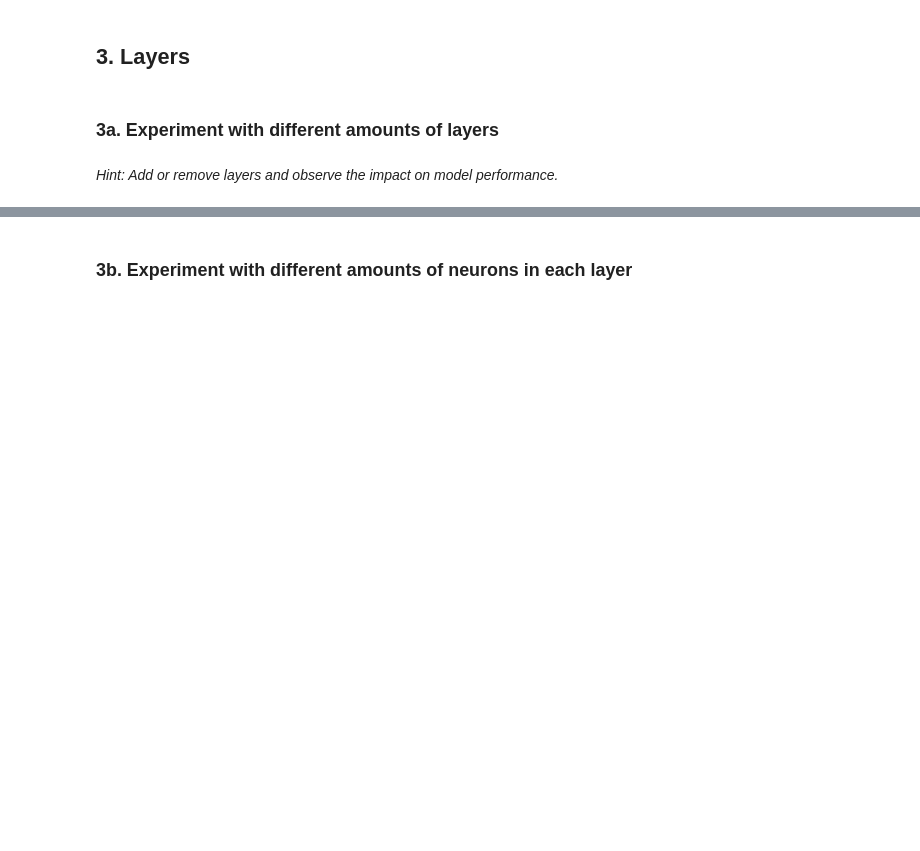
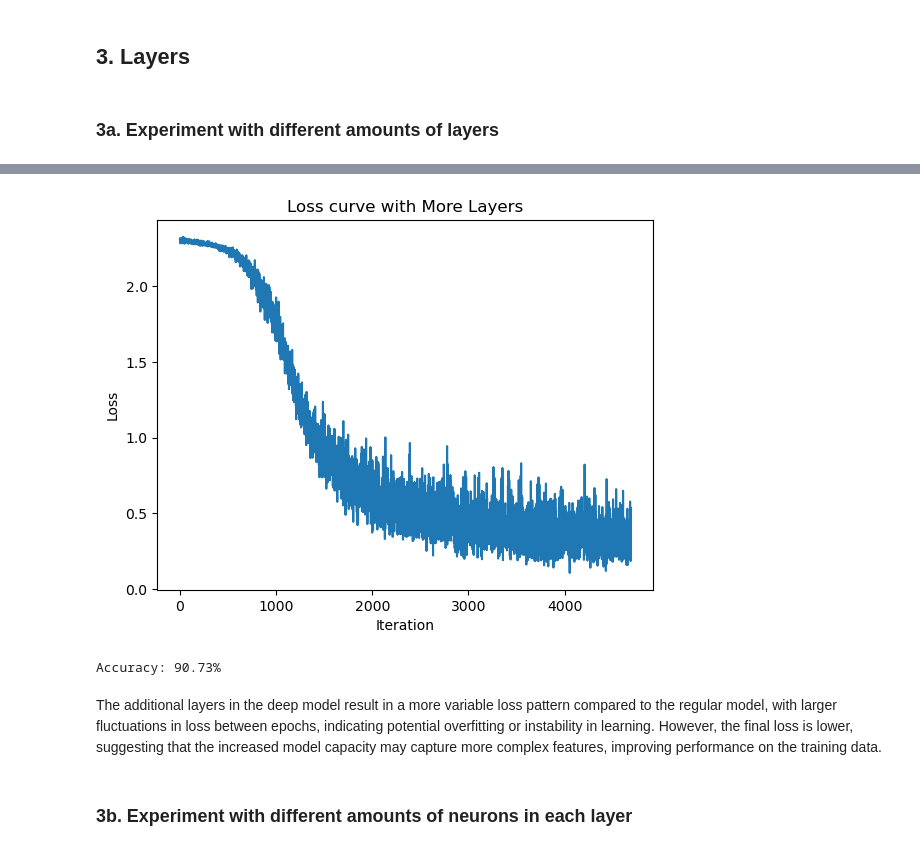
Before and after one commit to malinrud/SDU_group9, a Jupyter notebook: day_4/exercise3.ipynb, the cells around one changed output, grey strips where cells are left out. Saved outputs shown, nothing was run; the diff lists cells and outputs as text; code cells hidden in the pictures; blank space fills up the shorter version.

Commit message:
merged Hamza and Velev results

```diff
--- a/day_4/exercise3.ipynb
+++ b/day_4/exercise3.ipynb
@@ -252,8 +264,6 @@ _Hint: Dropout helps to prevent overfitting by randomly setting some neurons to
 ## 3. Layers
 # %% [markdown]
 ### 3a. Experiment with different amounts of layers
-# %% [markdown]
-_Hint: Add or remove layers and observe the impact on model performance._
 # %%
 class MoreLayersNN(nn.Module):
     def __init__(self):
@@ -282,4 +292,5 @@ plt.ylabel('Loss')
 plt.title('Loss curve with More Layers')
 plt.show()
 
-evaluate_model(model)
+evaluate_model(model,False)
+# %% [output]
@@ -286,3 +302,7 @@ evaluate_model(model)
+[figure, added]
+Accuracy: 90.73%
+# %% [markdown]
+The additional layers in the deep model result in a more variable loss pattern compared to the regular model, with larger fluctuations in loss between epochs, indicating potential overfitting or instability in learning. However, the final loss is lower, suggesting that the increased model capacity may capture more complex features, improving performance on the training data.
 # %% [markdown]
 ### 3b. Experiment with different amounts of neurons in each layer
 # %% [markdown]
```
Also changed, not shown: parts of 19 cells of this notebook, 1 other file.
